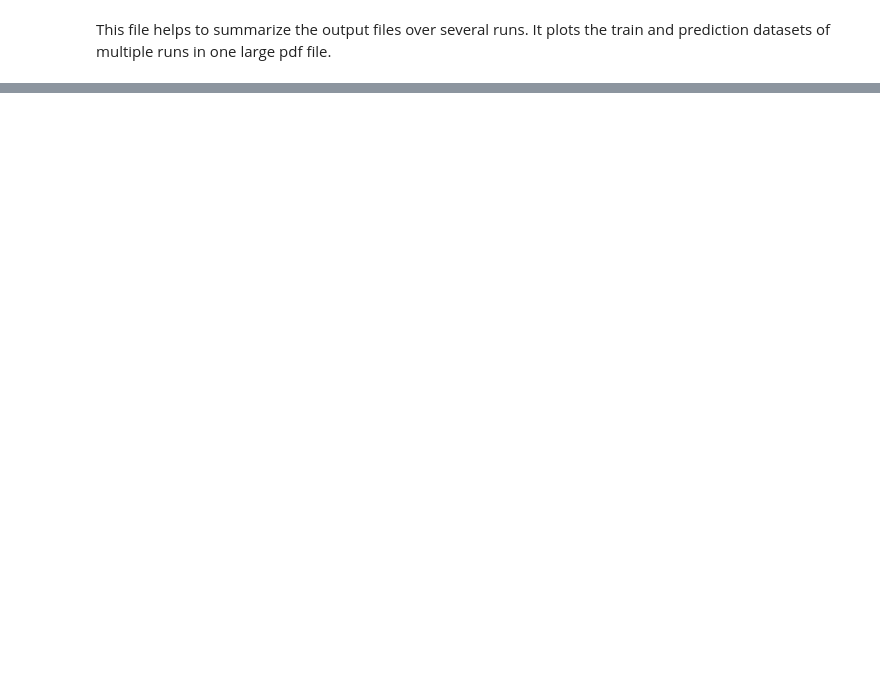
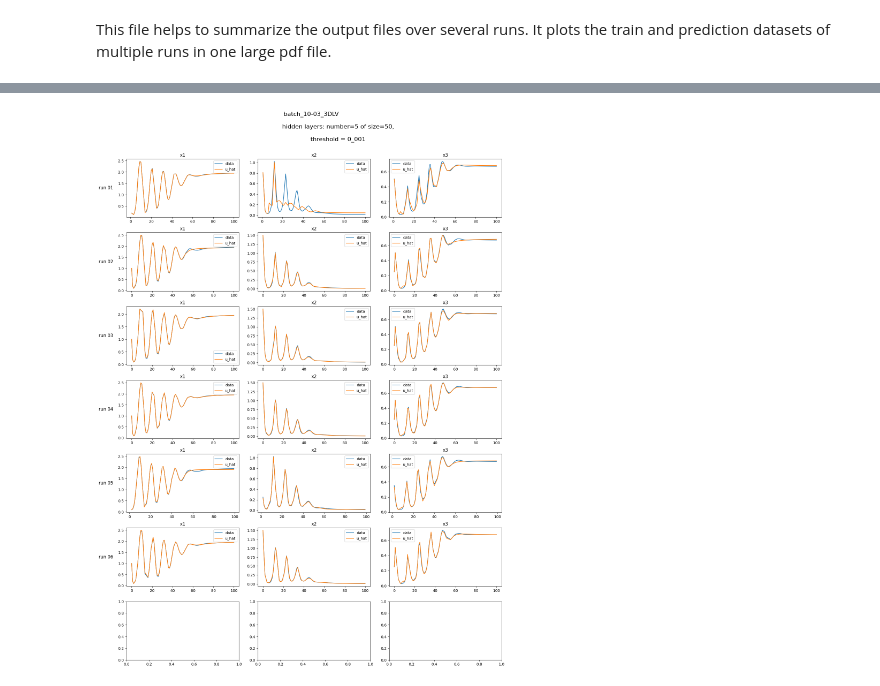
Before and after one commit to mariaproebstl/MScThesis, a Jupyter notebook: Python/DeePyMoD/summarize_approx_plots.ipynb, the cells around one changed output, grey strips where cells are left out. Cells and saved outputs as stored; diff of their text form; code cells hidden in the pictures; blank space fills up the shorter version.

Commit message:
some generalizations on the summarize_plots script

```diff
--- a/Python/DeePyMoD/summarize_approx_plots.ipynb
+++ b/Python/DeePyMoD/summarize_approx_plots.ipynb
@@ -12,11 +12,12 @@ import pandas as pd
 import re
 # %%
 # load folder directory of batch
-batch = "batch_10-02_miaSimS4"
+batch = "batch_10-03_3DLV"
+# batch = "batch_10-02_miaSimS4"
 out_dir = f"C:/Users/Maria/Documents/Masterstudium/Masterarbeit/deepmod_output/output_LRZ_Cluster/{batch}/"
 
-# run_specifications
-n_taxa = 4
+# set the run specifications
+n_taxa = 3
 # hl_number = 20
 # hl_size = 60
 # th = "0_001"
@@ -46,51 +56,56 @@ os.listdir(out_dir)
 # %%
-for hl_number in [5, 10, 15]: #[20, 50]:
-    for hl_size in [40, 60, 100]: #, 80, 100
-        for th in ["0_001"]: # "0_1", "0_01",
+for hl_number in [5, 10, 20, 50]: #
+    for hl_size in [50, 100]: #
+        for th in ["0_001", "No"]: # "0_1", "0_01",
             # get list of available runs for the given setting
             runs = []
             for file in [s for s in os.listdir(out_dir) if f'_{hl_number}_{hl_size}_th{th}' in s]:
                 m = re.search('run(.+?)_', file)
                 if m:
                     runs.append(m.group(1))
 
             # specify dimensions of the plot
             n_runs = len(runs)
-            n_row = n_runs
-            n_col = n_taxa
+            # check if runs for these specifications are available
+            if n_runs > 0:
+                # set plot dimensions
+                n_row = max(n_runs, 2)
+                n_col = n_taxa
 
-            # make plot
-            fig, axs = plt.subplots(n_row, n_col)
-            fig.set_figwidth(15)
-            fig.set_figheight(3*n_runs)
-            fig.suptitle(f"""{batch}\n
-                        hidden layers: number={hl_number} of size={hl_size},\n
-                        threshold = {th}""",
-                        size=14, y=1.0)
-            fig.tight_layout(pad=2.0)
-            y = 0
-            for run in runs:
-                plot_path_tmp = f"{out_dir}output_{batch}_run{run}_{hl_number}_{hl_size}_th{th}/Data/"
-                if os.path.exists(f"{plot_path_tmp}prediction_x1.csv"):
-                    for taxon in np.arange(1,(n_taxa+1)):
-                        # read data files
-                        df_pred = pd.read_csv(f"{plot_path_tmp}prediction_x{taxon}.csv", header=[0])
-                        df_data_train = pd.read_csv(f"{plot_path_tmp}data_train_x{taxon}.csv", header=[0])
-                        # convert files to numpy array
-                        data_train = np.array(df_data_train)
-                        pred = np.array(df_pred)
-                        # make plot
-                        axs[int(y/n_col), (taxon-1)].plot(data_train[:,1], data_train[:,0], label = "data")
-                        axs[int(y/n_col), (taxon-1)].plot(pred[:,1], pred[:,0], label = "u_hat")
-                        axs[int(y/n_col), (taxon-1)].legend()
-                        axs[int(y/n_col), (taxon-1)].set_title(f"x{taxon}")
-                        # axs[int(y/n_col), (taxon-1)].title.set_size(10)
-                        axs[int(y/n_col), (taxon-1)].set_ylim([-0.05, 0.5])
-                        y += 1
-                    axs[int((y-4)/n_col), 0].annotate(f"run {run}", xy=(0, 0.5),
-                                                    xytext=(-axs[int((y-4)/n_col), 0].yaxis.labelpad - 5, 0),
-                            xycoords=axs[int((y-4)/n_col), 0].yaxis.label, textcoords='offset points',
-                            size='large', ha='right', va='center')
-            plt.savefig(f'{out_dir}/predictions_{batch}_{hl_number}_{hl_size}_th{th}.pdf',
-                        bbox_inches='tight', dpi = 200)
-            plt.close()
+                # make plot
+                fig, axs = plt.subplots(n_row, n_col)
+                fig.set_figwidth(15)
+                fig.set_figheight(3*n_row)
+                fig.suptitle(f"""{batch}\n
+                            hidden layers: number={hl_number} of size={hl_size},\n
+                            threshold = {th}""",
+                            size=16, y=1.0)
+                fig.tight_layout(pad=2.0)
+                y = 0
+                for run in runs:
+                    plot_path_tmp = f"{out_dir}output_{batch}_run{run}_{hl_number}_{hl_size}_th{th}/Data/"
+                    if os.path.exists(f"{plot_path_tmp}prediction_x1.csv"):
+                        for taxon in np.arange(1,(n_taxa+1)):
+                            # read data files
+                            df_pred = pd.read_csv(f"{plot_path_tmp}prediction_x{taxon}.csv", header=[0])
+                            df_data_train = pd.read_csv(f"{plot_path_tmp}data_train_x{taxon}.csv", header=[0])
+                            # convert files to numpy array
+                            data_train = np.array(df_data_train)
+                            pred = np.array(df_pred)
+                            # make plot
+                            axs[int(y/n_col), (taxon-1)].plot(data_train[:,1], data_train[:,0], label = "data")
+                            axs[int(y/n_col), (taxon-1)].plot(pred[:,1], pred[:,0], label = "u_hat")
+                            axs[int(y/n_col), (taxon-1)].legend()
+                            axs[int(y/n_col), (taxon-1)].set_title(f"x{taxon}")
+                            # axs[int(y/n_col), (taxon-1)].set_ylim([-0.05, 0.5])
+                            y += 1
+                        axs[int((y-n_taxa)/n_col), 0].annotate(f"run {run}", xy=(0, 0.5),
+                                                        xytext=(-axs[int((y-n_taxa)/n_col), 0].yaxis.labelpad - 5, 0),
+                                xycoords=axs[int((y-n_taxa)/n_col), 0].yaxis.label, textcoords='offset points',
+                                size='large', ha='right', va='center')
+                # save plots in one file
+                plt.savefig(f'{out_dir}/predictions_{batch}_{hl_number}_{hl_size}_th{th}.pdf',
+                            bbox_inches='tight', dpi = 200)
+                plt.close()
+# %% [output]
+[figure, added]
```
Also changed, not shown: parts of 4 cells of this notebook.
